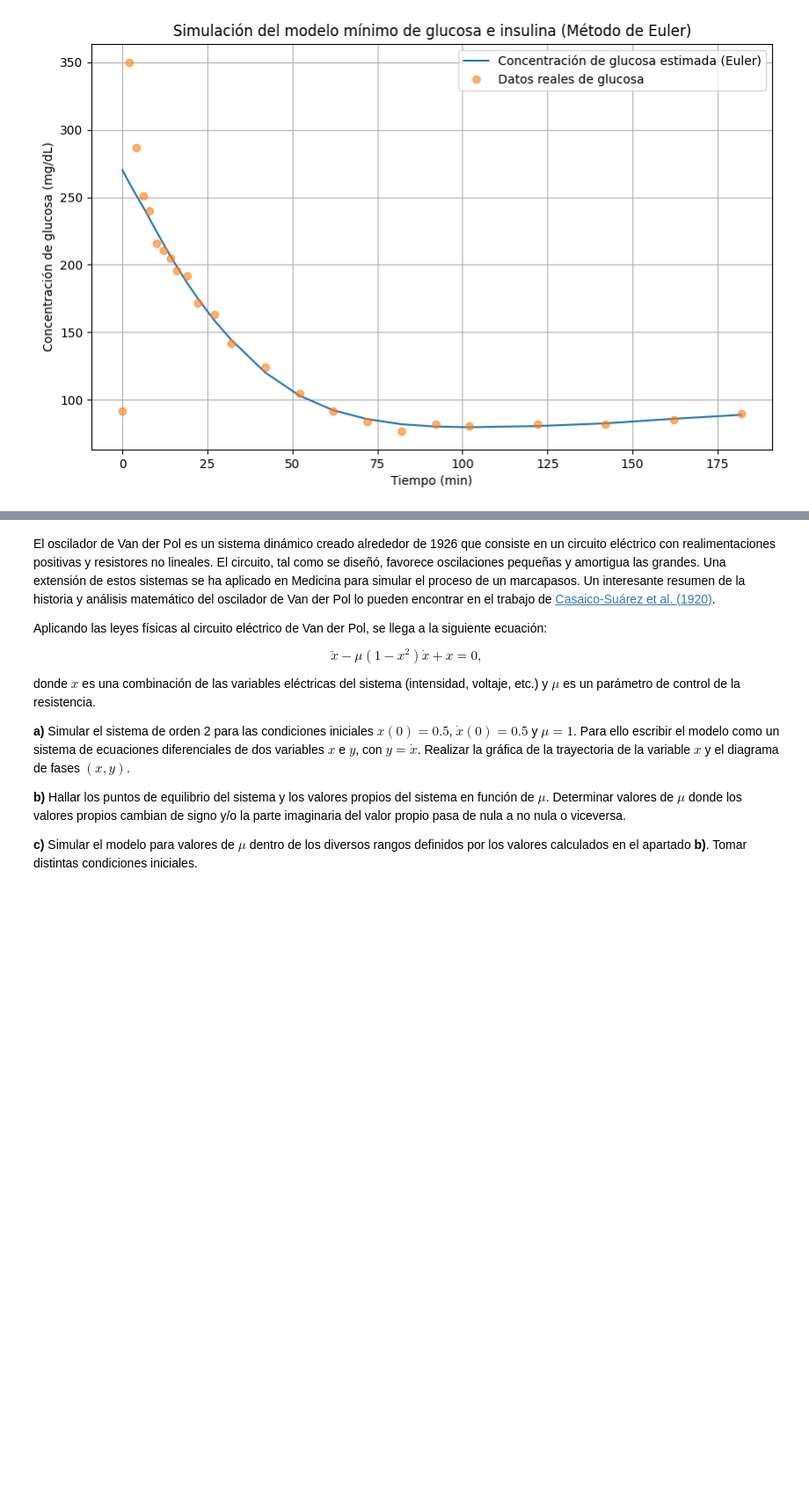
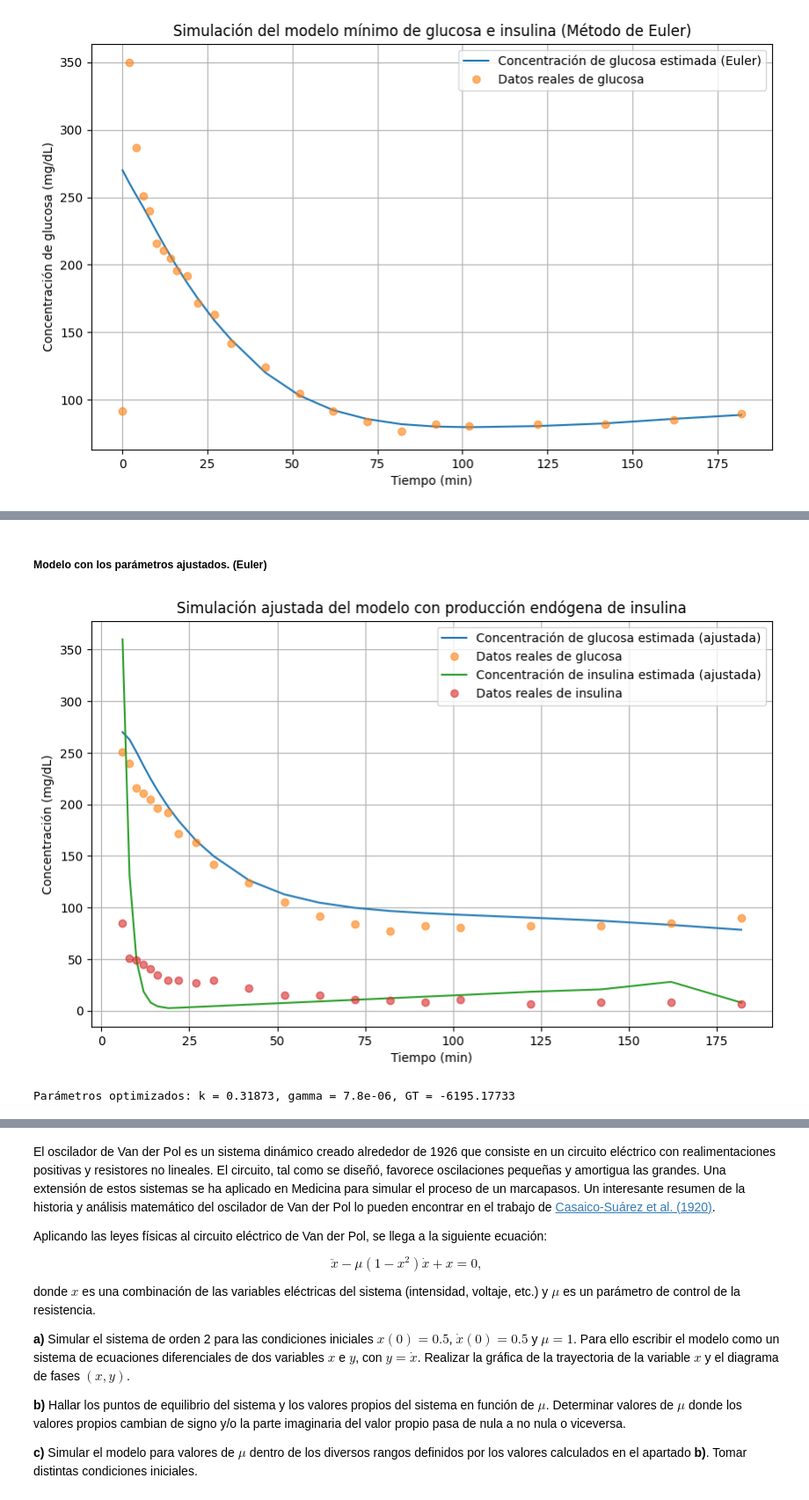
Before and after one commit to Davidgrcdz/SACSE-Practicas, a Jupyter notebook: Ejercicios/Ejercicios_det2_prop.ipynb, the cells around one changed output, grey strips where cells are left out. Shown at 88% size. Drawn from its saved outputs; the diff is of its cells as text; code cells hidden in the pictures; blank space fills up the shorter version.

```diff
--- a/Ejercicios/Ejercicios_det2_prop.ipynb
+++ b/Ejercicios/Ejercicios_det2_prop.ipynb
@@ -212,0 +282,64 @@ plt.legend()
+# %% [markdown]
+##### Modelo con los parámetros ajustados. (Euler)
+# %%
+import numpy as np
+import matplotlib.pyplot as plt
+from scipy.optimize import minimize
+
+
+# Seleccionar datos a partir de la cuarta toma
+time = time[3:]
+glucose_data = glucose_data[3:]
+insulin_data = insulin_data[3:]
+
+# Función de error para la optimización
+def error_function(params, time, glucose_data, insulin_data):
+    k_opt, gamma_opt, GT_opt = params
+    y0_opt = [G0, X0, I0]
+    # Resolver las ecuaciones con los parámetros actuales
+    solution = solveODE_euler(sys, y0_opt, time, (k1, k2, k3, k_opt, gamma_opt, Gb, Ib, GT_opt))
+    G_solution = solution[:, 0]
+    I_solution = solution[:, 2]
+    # Calcular el error cuadrático entre los datos reales y las soluciones
+    error_glucose = np.mean((G_solution - glucose_data)**2)
+    error_insulin = np.mean((I_solution - insulin_data)**2)
+    # Error total
+    return error_glucose + error_insulin
+
+# Valores iniciales de los parámetros para la optimización
+initial_params = [0.25, 0.004, 80]  # Valores iniciales de k, gamma, GT
+
+# Realizar la optimización
+result = minimize(error_function, initial_params, args=(time, glucose_data, insulin_data))
+
+# Obtener los parámetros óptimos
+k_opt, gamma_opt, GT_opt = result.x
+
+# Condiciones iniciales para G, X, I
+y0 = [G0, X0, I0]
+
+# Resolver las ecuaciones utilizando el método de Euler con los parámetros optimizados
+solution_optimized = solveODE_euler(sys, y0, time, (k1, k2, k3, k_opt, gamma_opt, Gb, Ib, GT_opt))
+
+# Extraer la solución optimizada de la glucosa y la insulina
+G_solution_optimized = solution_optimized[:, 0]
+I_solution_optimized = solution_optimized[:, 2]
+
+# Graficar los resultados después del ajuste
+plt.figure(figsize=(10,6))
+plt.plot(time, G_solution_optimized, label='Concentración de glucosa estimada (ajustada)')
+plt.plot(time, glucose_data, 'o', label='Datos reales de glucosa', alpha=0.6)
+plt.plot(time, I_solution_optimized, label='Concentración de insulina estimada (ajustada)')
+plt.plot(time, insulin_data, 'o', label='Datos reales de insulina', alpha=0.6)
+plt.xlabel('Tiempo (min)')
+plt.ylabel('Concentración (mg/dL)')
+plt.title('Simulación ajustada del modelo con producción endógena de insulina')
+plt.legend()
+plt.grid(True)
+plt.show()
+
+# Mostrar los parámetros óptimos encontrados
+print(f"Parámetros optimizados: k = {k_opt.round(5)}, gamma = {gamma_opt.round(7)}, GT = {GT_opt.round(5)}")
+# %% [output]
+[figure, added]
+Parámetros optimizados: k = 0.31873, gamma = 7.8e-06, GT = -6195.17733
```
Also changed, not shown: parts of 26 cells of this notebook, 1 other file.
